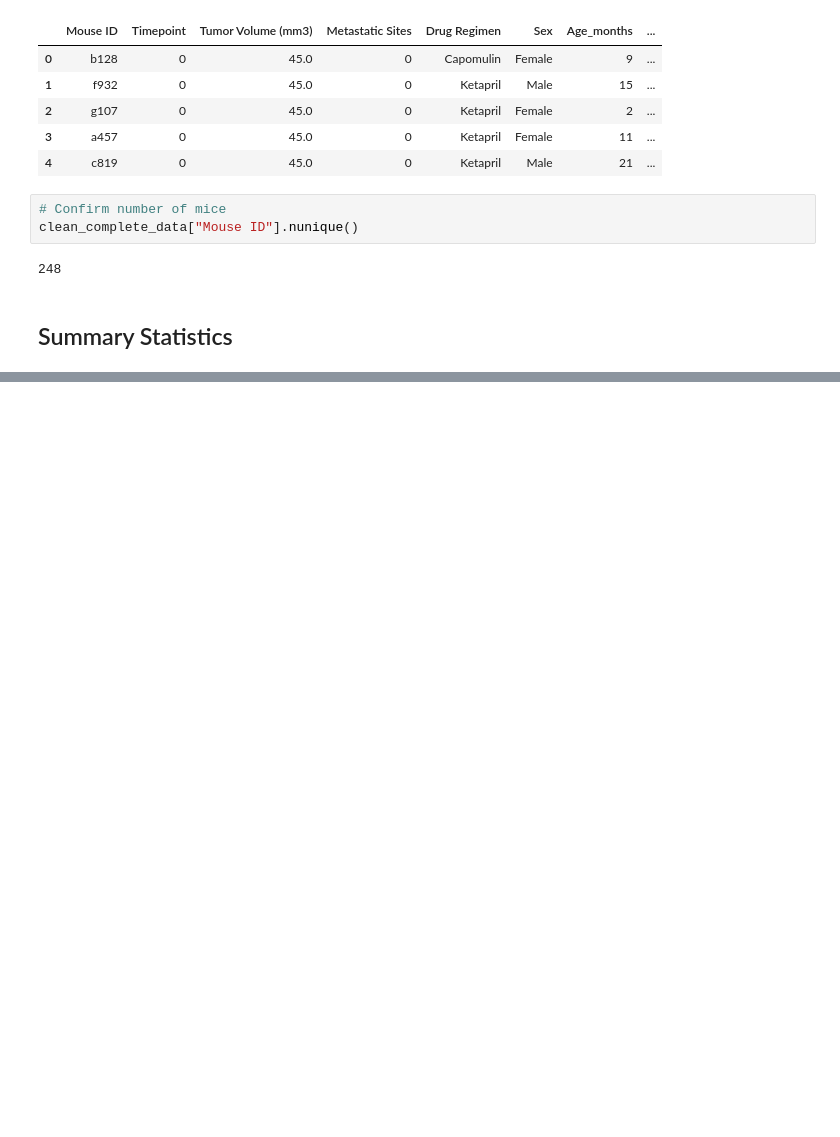
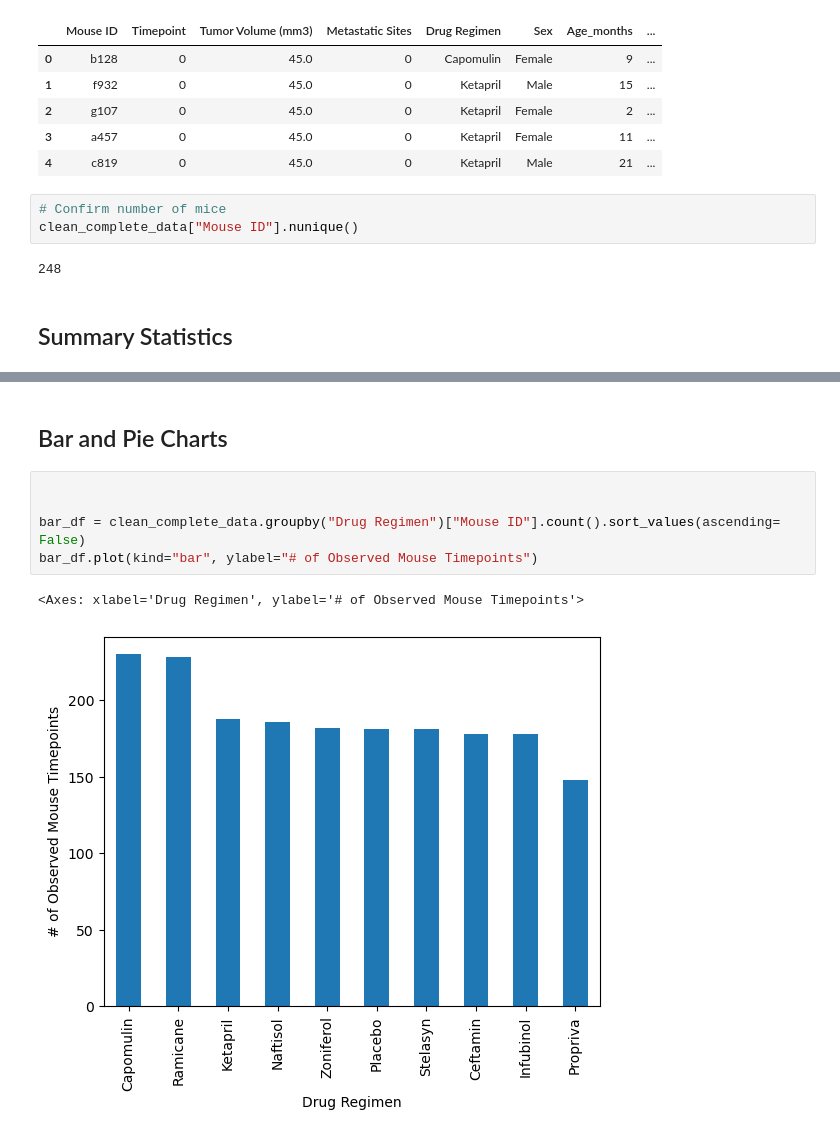
Before and after one commit to danielmolina81/visualization-challenge, a Jupyter notebook: pymaceuticals.ipynb, the cells around one changed output, grey strips where cells are left out. Drawn from its saved outputs; the diff is of its cells as text; blank space fills up the shorter version.

```diff
--- a/pymaceuticals.ipynb
+++ b/pymaceuticals.ipynb
@@ -109,0 +133,10 @@ Statistics_Summary
+# %% [markdown]
+## Bar and Pie Charts
+# %%
+
+
+bar_df = clean_complete_data.groupby("Drug Regimen")["Mouse ID"].count().sort_values(ascending= False)
+bar_df.plot(kind="bar", ylabel="# of Observed Mouse Timepoints")
+# %% [output]
+<Axes: xlabel='Drug Regimen', ylabel='# of Observed Mouse Timepoints'>
+[figure, added]
```
Also changed, not shown: parts of 7 cells of this notebook.
